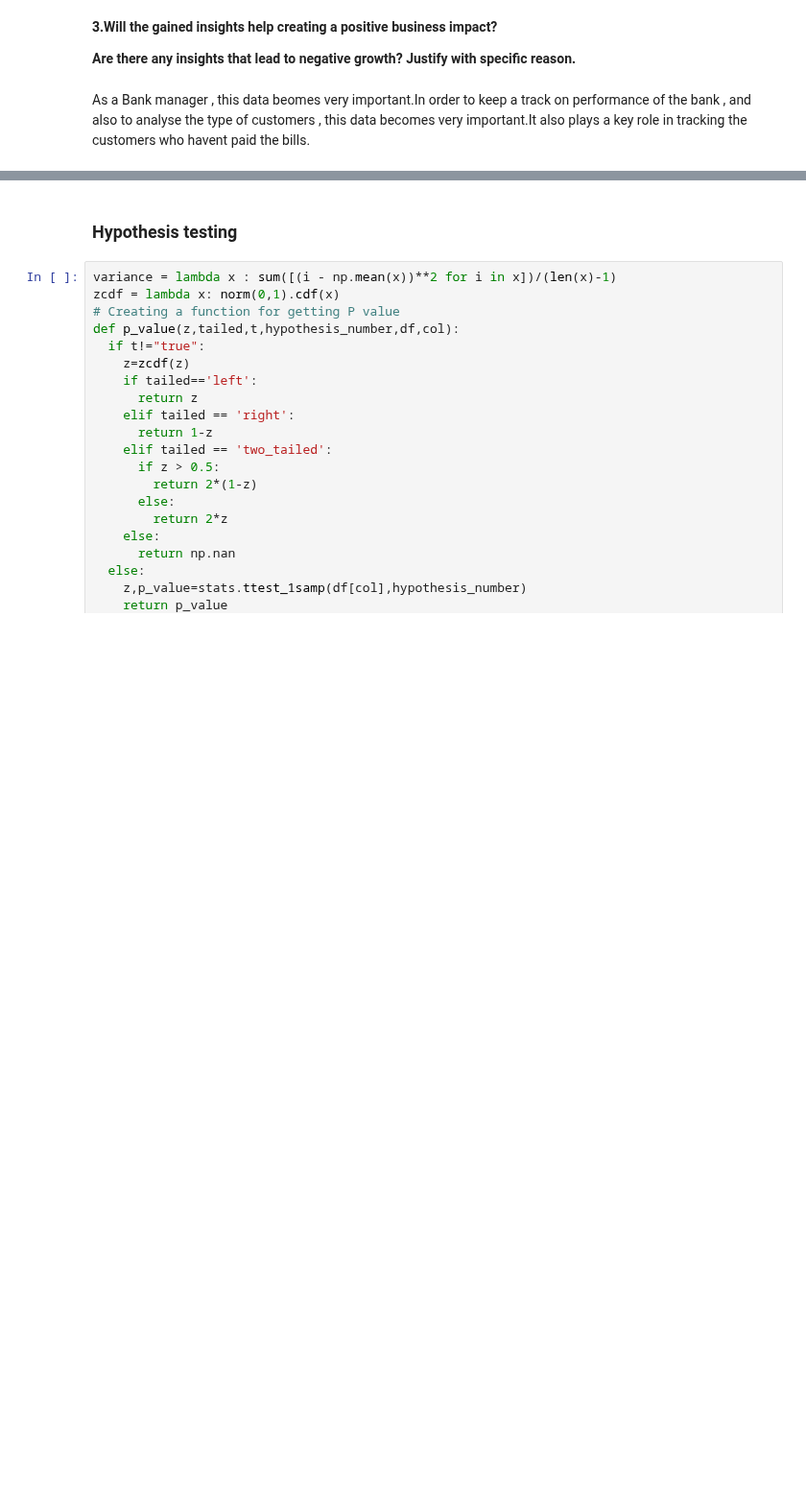
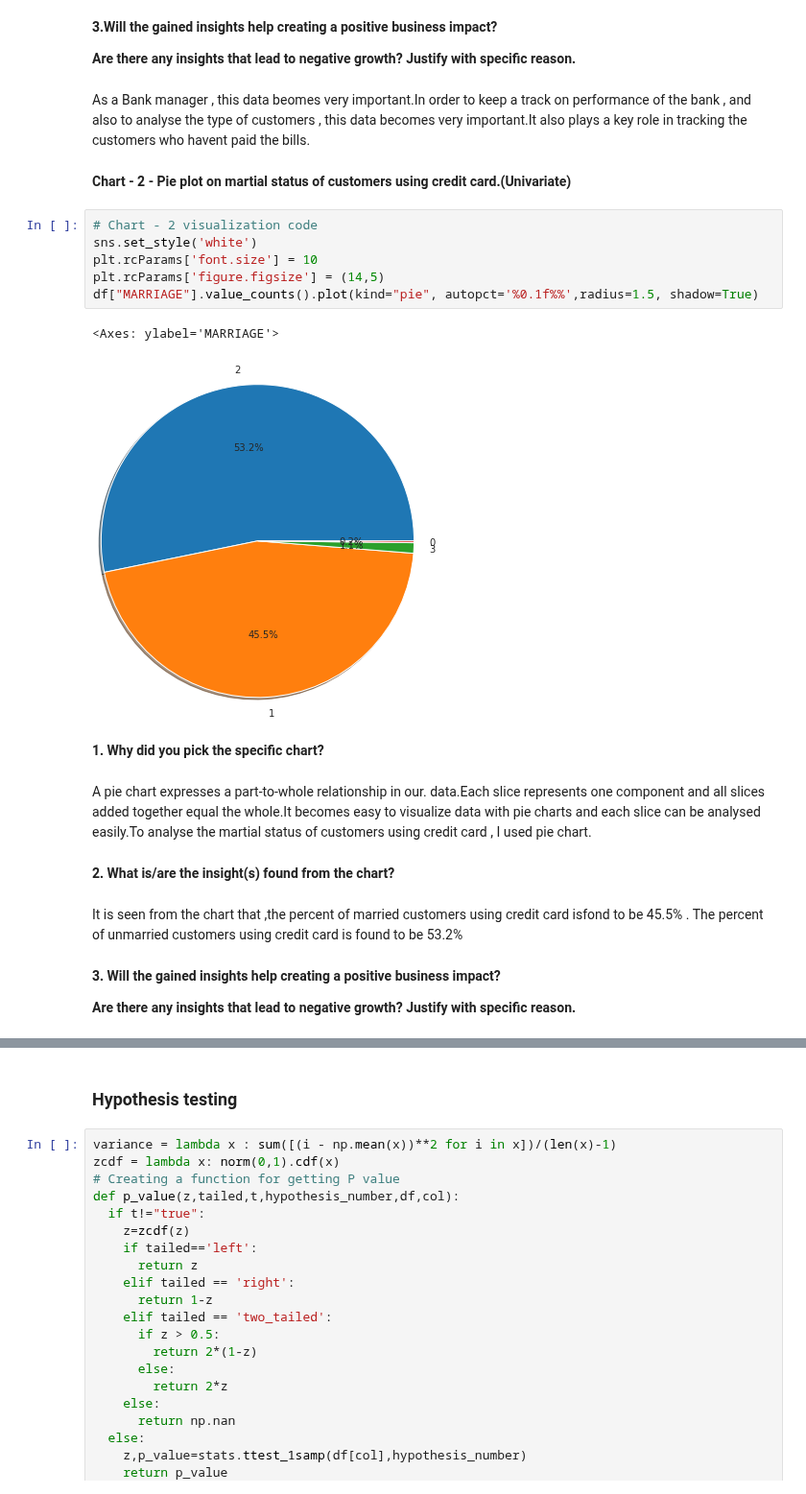
Before and after one commit to 1991Ab/Capstone-Project-3-Credit-Card-Default-Prediction, a Jupyter notebook: DefaultCreditCcard_Individual.ipynb, the cells around one changed output, grey strips where cells are left out. Shown at 96% size. Cells and saved outputs as stored; diff of their text form; blank space fills up the shorter version.

```diff
--- a/DefaultCreditCcard_Individual.ipynb
+++ b/DefaultCreditCcard_Individual.ipynb
@@ -497,3 +497,26 @@ From the above chart I got to know that, the percent of customers who pay credit
 **Are there any insights that lead to negative growth? Justify with specific reason.**
 # %% [markdown]
 As a Bank manager , this data beomes very important.In order to keep a track on performance of the bank , and also to analyse the type of customers , this data becomes very important.It also plays a key role in tracking the customers who havent paid the bills.
+# %% [markdown]
+**Chart - 2 - Pie plot on martial status of customers using credit card.(Univariate)**
+# %%
+# Chart - 2 visualization code
+sns.set_style('white')
+plt.rcParams['font.size'] = 10
+plt.rcParams['figure.figsize'] = (14,5)
+df["MARRIAGE"].value_counts().plot(kind="pie", autopct='%0.1f%%',radius=1.5, shadow=True)
+# %% [output]
+<Axes: ylabel='MARRIAGE'>
+[figure, added]
+# %% [markdown]
+**1. Why did you pick the specific chart?**
+# %% [markdown]
+A pie chart expresses a part-to-whole relationship in our. data.Each slice represents one component and all slices added together equal the whole.It becomes easy to visualize data with pie charts and each slice can be analysed easily.To analyse the martial status of customers using credit card , I used pie chart.
+# %% [markdown]
+**2. What is/are the insight(s) found from the chart?**
+# %% [markdown]
+It is seen from the chart that ,the percent of married customers using credit card isfond to be 45.5% . The percent of unmarried customers using credit card is found to be 53.2%
+# %% [markdown]
+**3. Will the gained insights help creating a positive business impact?**
+
+**Are there any insights that lead to negative growth? Justify with specific reason.**
```
Also changed, not shown: parts of 1 cell of this notebook.
